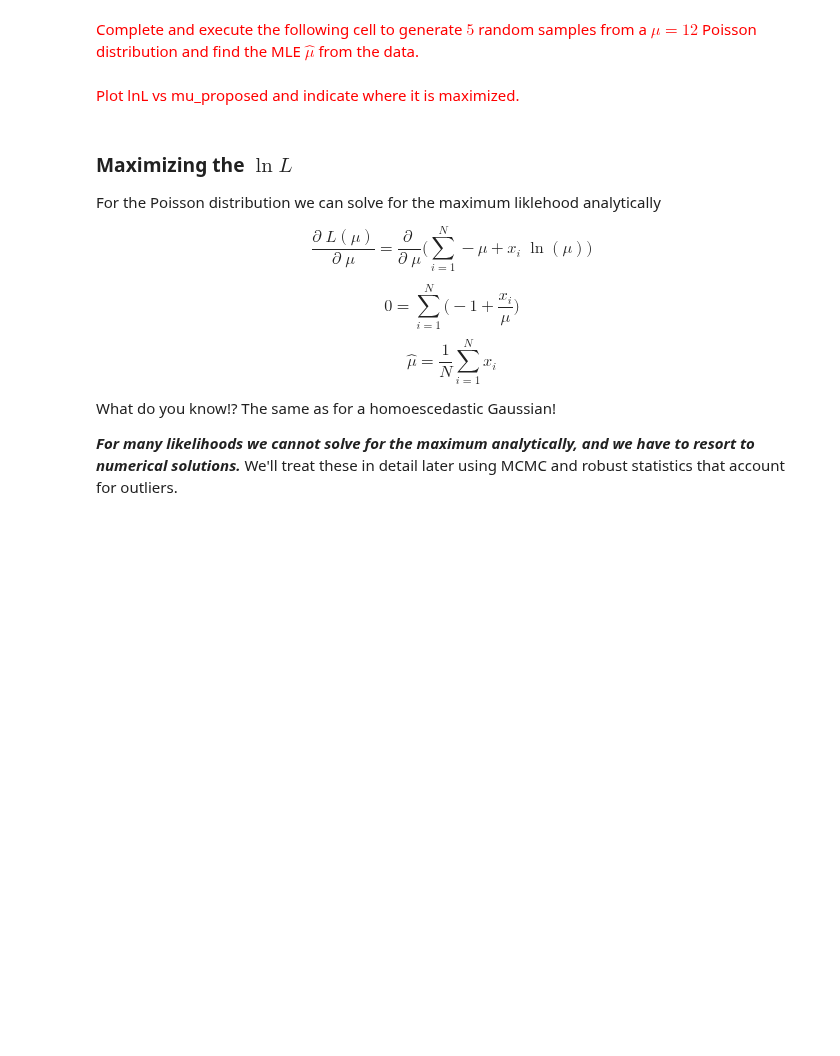
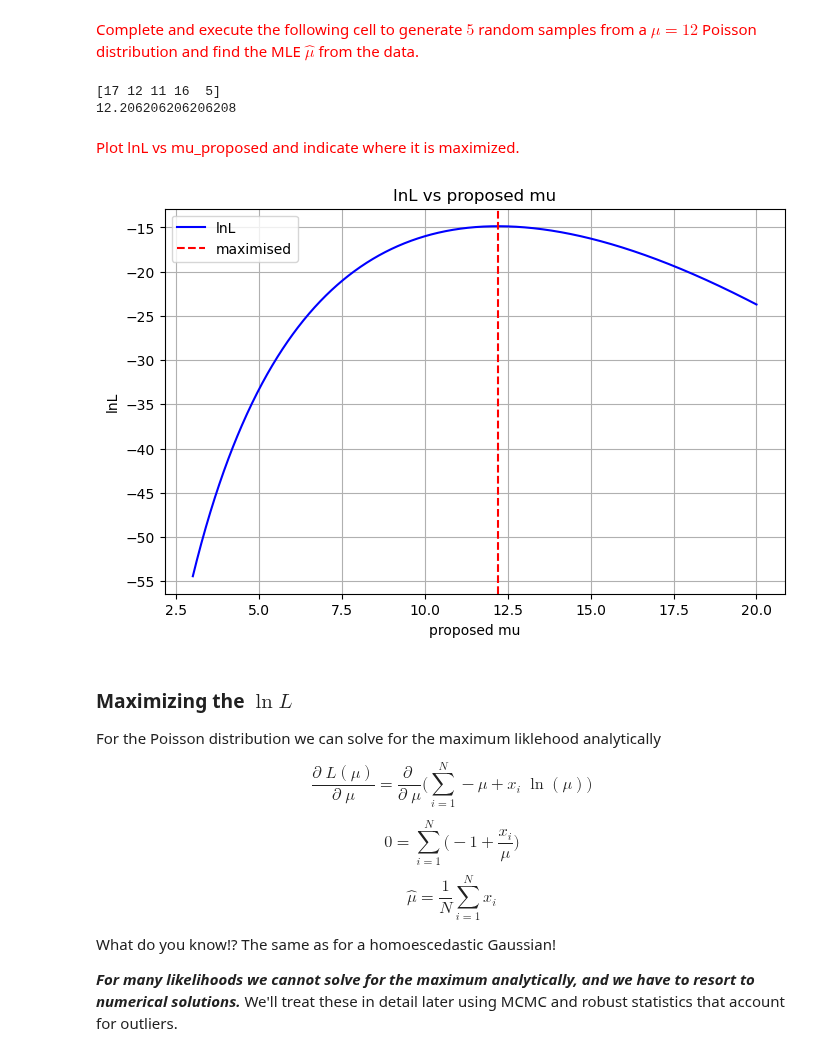
Before and after one commit to NihanPol/ASTR_3300_S2025, a Jupyter notebook: coursework/student_folders/june_ryu/class_participation/Lecture_5_JuneRyu.ipynb, the cells around one changed output. Drawn from its saved outputs; the diff is of its cells as text; code cells hidden in the pictures; blank space fills up the shorter version.

```diff
--- a/coursework/student_folders/june_ryu/class_participation/Lecture_5_JuneRyu.ipynb
+++ b/coursework/student_folders/june_ryu/class_participation/Lecture_5_JuneRyu.ipynb
@@ -526,16 +561,19 @@ plt.ylabel("Normed Counts");
 # %% [markdown]
 <font color='red'>Complete and execute the following cell to generate $5$ random samples from a $\mu=12$ Poisson distribution and find the MLE $\hat\mu$ from the data.</font>
 # %%
+##imports
+import numpy as np
+
 poisson_data = poisson.rvs(12, size=5)
 
 # Scan across 1000 possible mu values from 3 to 20.
-mu_proposed = np.linspace(___,___,___)
+mu_proposed = np.linspace(3,20,1000)
 
 # compute the lnL for each possible mu.
 lnL_scan = []
 for mu in mu_proposed:
-    lnL_temp = poisson.logpmf(poisson_data, mu=___) # gives you the log prob. density; useful!
-    lnL_temp = ___.___(___) # sum over the log pmf of all data points
+    lnL_temp = poisson.logpmf(poisson_data, mu=mu) # gives you the log prob. density; useful!
+    lnL_temp = np.sum(lnL_temp) # sum over the log pmf of all data points
     lnL_scan.append( lnL_temp )
 
 # convert to numpy array
@@ -543,10 +581,34 @@ lnL_scan = np.array(lnL_scan)
 
 # write some quick code below to find the element of
 # mu_proposed that maximizes the lnL.
+mu_hat = mu_proposed[np.argmax(lnL_scan)]
+
+print(poisson_data)
+print(mu_hat)
+# %% [output]
+[17 12 11 16  5]
+12.206206206206208
 # %% [markdown]
 
 
 <font color='red'>Plot lnL vs mu_proposed and indicate where it is maximized.</font>
+# %%
+##imports
+import numpy as np
+import matplotlib.pyplot as plt
+
+# Plot
+plt.figure(figsize=(8, 5))
+plt.plot(mu_proposed, lnL_scan, label='lnL', color='b')
+plt.axvline(mu_hat, color='r', linestyle='--', label= 'maximised')
+plt.xlabel("proposed mu")
+plt.ylabel("lnL")
+plt.title("lnL vs proposed mu")
+plt.legend()
+plt.grid()
+plt.show()
+# %% [output]
+[figure, added]
 # %% [markdown]
 ### Maximizing the $\ln L$
 
```
Also changed, not shown: parts of 9 cells of this notebook.
